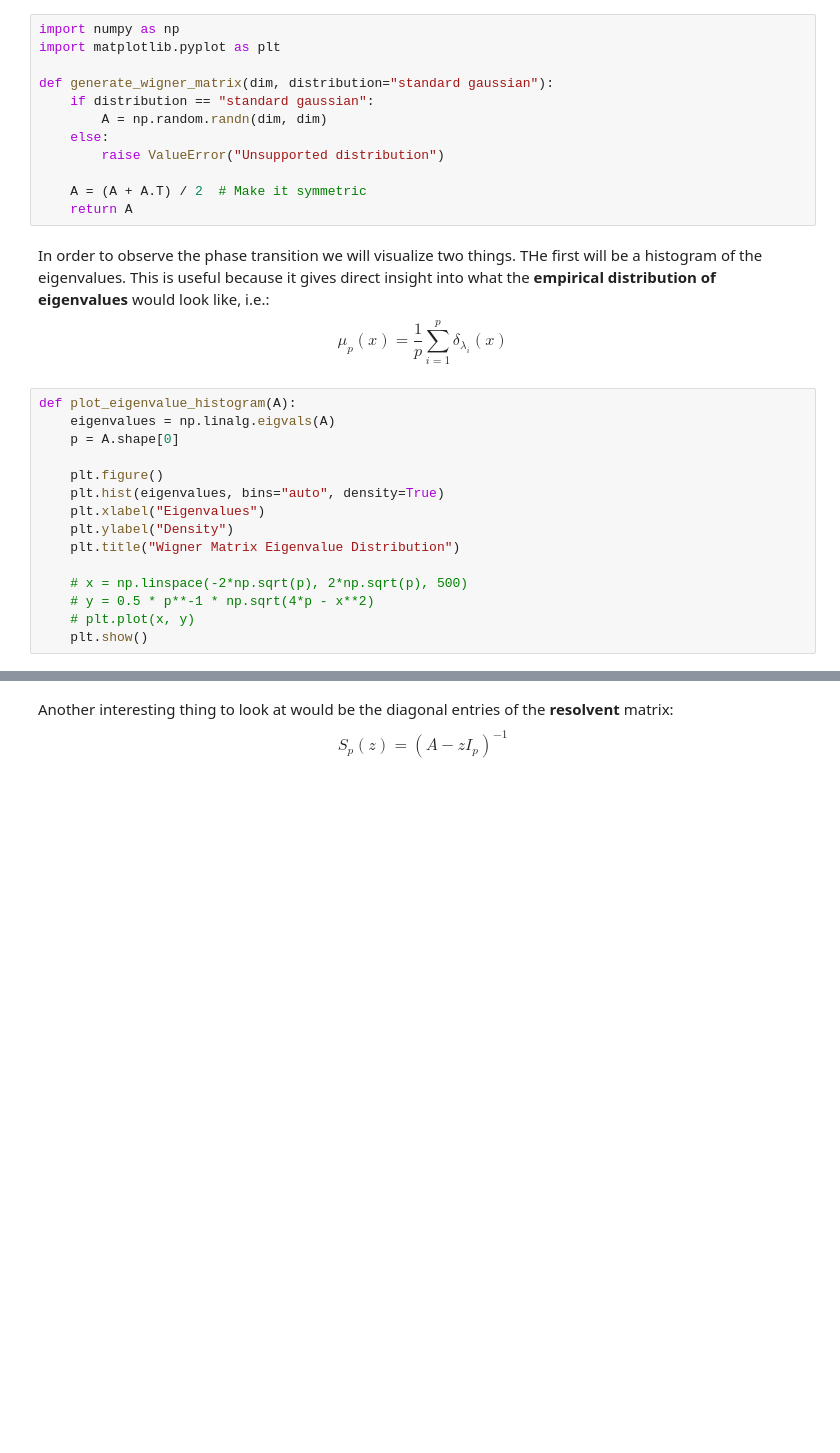
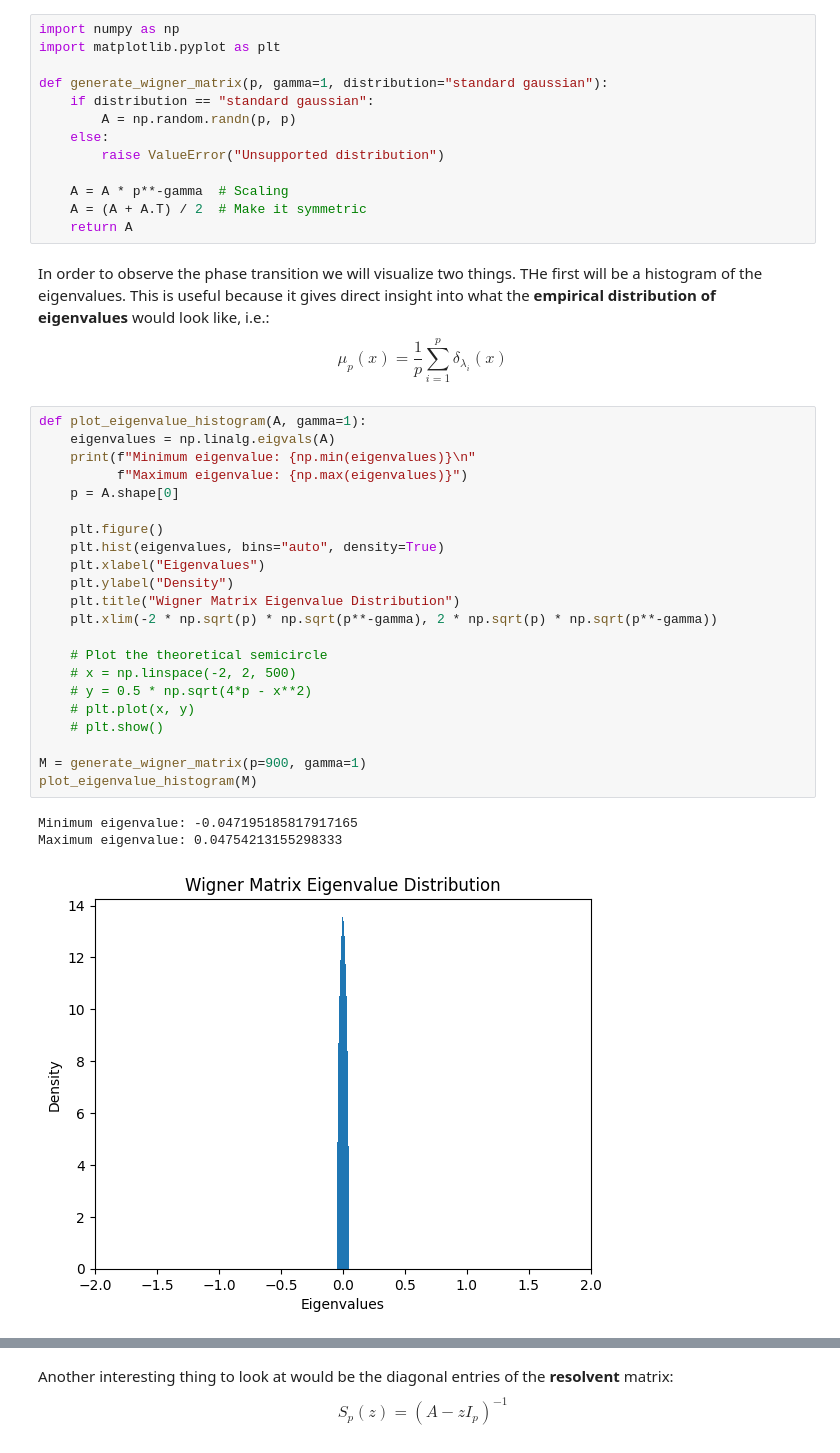
Before and after one commit to hmellow/eigenvalue_exact_asymptotics, a Jupyter notebook: main.ipynb, the cells around one changed output, grey strips where cells are left out. Drawn from its saved outputs; the diff is of its cells as text; blank space fills up the shorter version.

Commit message:
scaling

```diff
--- a/main.ipynb
+++ b/main.ipynb
@@ -15,12 +15,13 @@ Let's take a look.
 import numpy as np
 import matplotlib.pyplot as plt
 
-def generate_wigner_matrix(dim, distribution="standard gaussian"):
+def generate_wigner_matrix(p, gamma=1, distribution="standard gaussian"):
     if distribution == "standard gaussian":
-        A = np.random.randn(dim, dim)
+        A = np.random.randn(p, p)
     else:
         raise ValueError("Unsupported distribution")
 
+    A = A * p**-gamma  # Scaling
     A = (A + A.T) / 2  # Make it symmetric
     return A
 # %% [markdown]
@@ -29,17 +30,28 @@ $$
 \mu_p(x) = \frac{1}{p}\sum_{i=1}^p\delta_{\lambda_i}(x)
 $$
 # %%
-def plot_eigenvalue_histogram(A):
+def plot_eigenvalue_histogram(A, gamma=1):
     eigenvalues = np.linalg.eigvals(A)
+    print(f"Minimum eigenvalue: {np.min(eigenvalues)}\n"
+          f"Maximum eigenvalue: {np.max(eigenvalues)}")
     p = A.shape[0]
 
     plt.figure()
     plt.hist(eigenvalues, bins="auto", density=True)
     plt.xlabel("Eigenvalues")
     plt.ylabel("Density")
     plt.title("Wigner Matrix Eigenvalue Distribution")
+    plt.xlim(-2 * np.sqrt(p) * np.sqrt(p**-gamma), 2 * np.sqrt(p) * np.sqrt(p**-gamma))
 
-    # x = np.linspace(-2*np.sqrt(p), 2*np.sqrt(p), 500)
-    # y = 0.5 * p**-1 * np.sqrt(4*p - x**2)
+    # Plot the theoretical semicircle
+    # x = np.linspace(-2, 2, 500)
+    # y = 0.5 * np.sqrt(4*p - x**2)
     # plt.plot(x, y)
-    plt.show()
+    # plt.show()
+
+M = generate_wigner_matrix(p=900, gamma=1)
+plot_eigenvalue_histogram(M)
+# %% [output]
+Minimum eigenvalue: -0.047195185817917165
+Maximum eigenvalue: 0.04754213155298333
+[figure, added]
```
Also changed, not shown: parts of 4 cells of this notebook.
